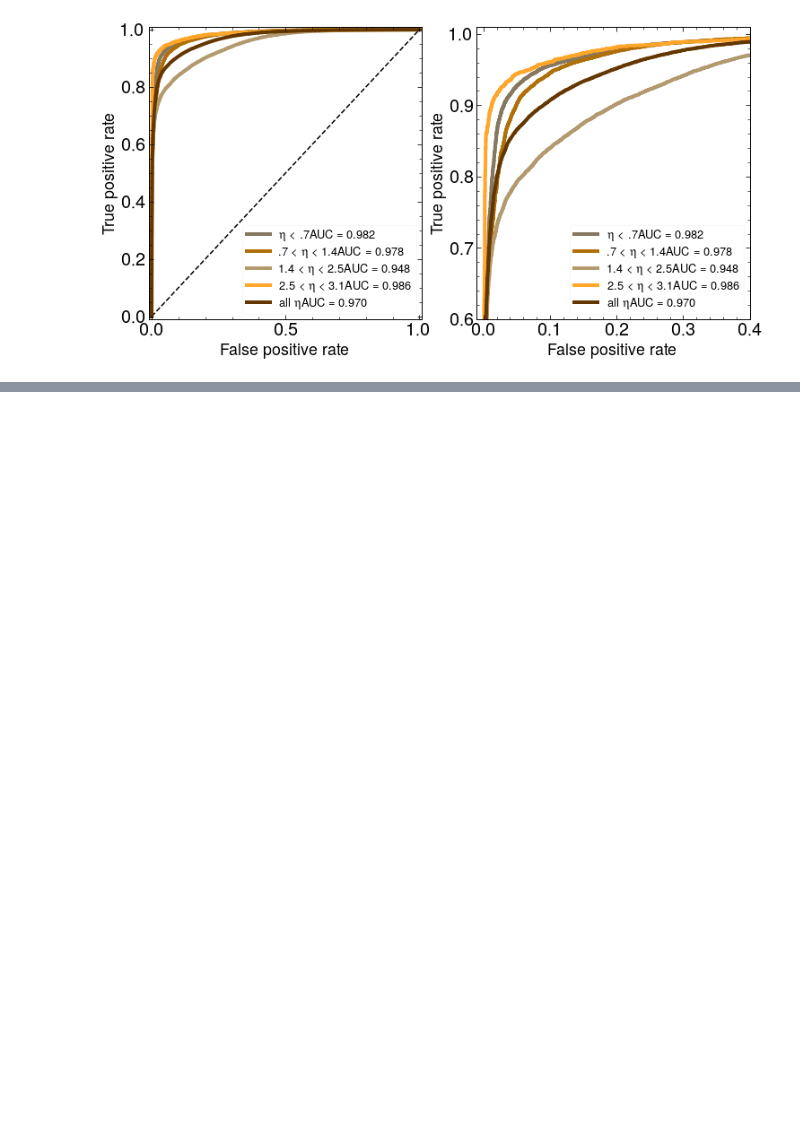
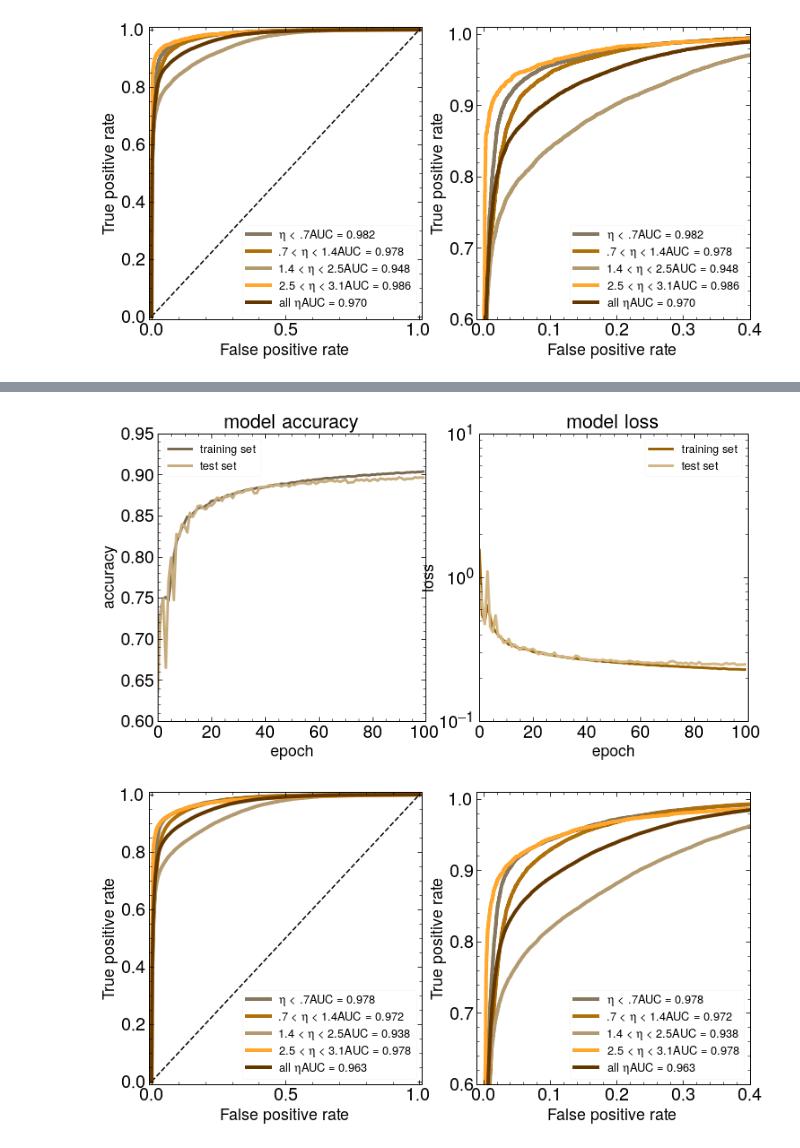
Before and after one commit to KaelaDouglas/LCStudies, a Jupyter notebook: classifier/Week6_goodcopy.ipynb, the cells around one changed output, grey strips where cells are left out. Drawn from its saved outputs; the diff is of its cells as text; code cells hidden in the pictures; blank space fills up the shorter version.

```diff
--- a/classifier/Week6_goodcopy.ipynb
+++ b/classifier/Week6_goodcopy.ipynb
@@ -71,7 +71,7 @@ def modelNmetrics_complete(X_cell, X_glob, Y, eta, epochs, batch_size, val_size,
     pfn = PFN(input_dim=X_cell.shape[-1], Phi_sizes=Phi_sizes, F_sizes=F_sizes, num_global_features =1)
 
     #try callbacks:
-    callback = tf.keras.callbacks.ModelCheckpoint('./w6_pfn4.hdf5', save_best_only=True)
+    callback = tf.keras.callbacks.ModelCheckpoint('./w6_pfn_bigtest.hdf5', save_best_only=True)
 
     # train model
     history = pfn.fit(X_tr, Y_train, epochs=epochs, batch_size=batch_size, validation_data=(X_vali, Y_val), verbose=1, callbacks=[callback])
@@ -306,0 +382,3 @@ Epoch 58/200
+# %%
+#run again with larger test size so I can do finer eta cuts: also, less epochs cause I don't think they're all needed
+history_, fp_, tp_, auc_, selecs_ = modelNmetrics_complete(X_all, X_glob, Y_all, eta, 100, 1000, 100000, 300000)
@@ -306,0 +403,5 @@ Epoch 58/200
+# %%
+plots_complete(history_, fp_, tp_, auc_) #significantly worse than when I used a lot more training data!
+# %% [output]
+[figure, added]
+[figure, added]
```
Also changed, not shown: parts of 7 cells of this notebook, 12 other files.
